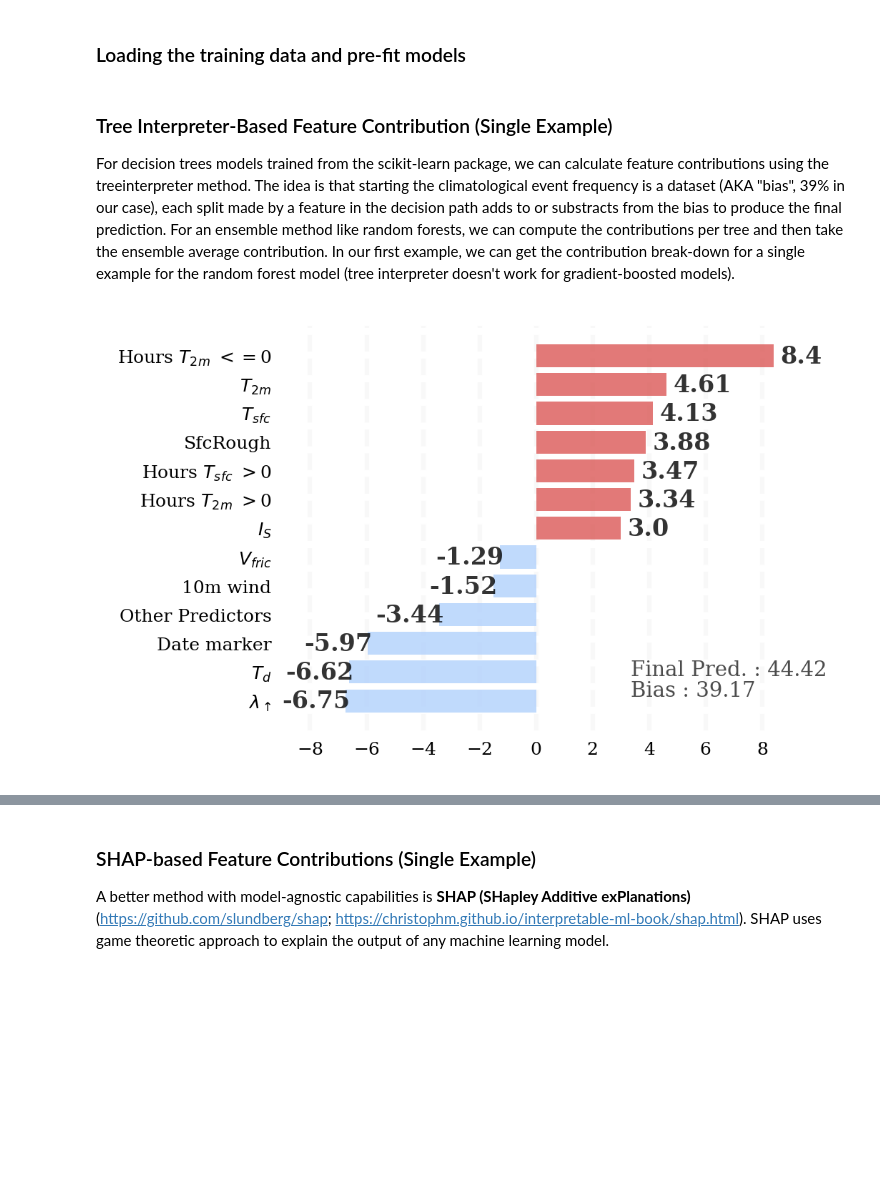
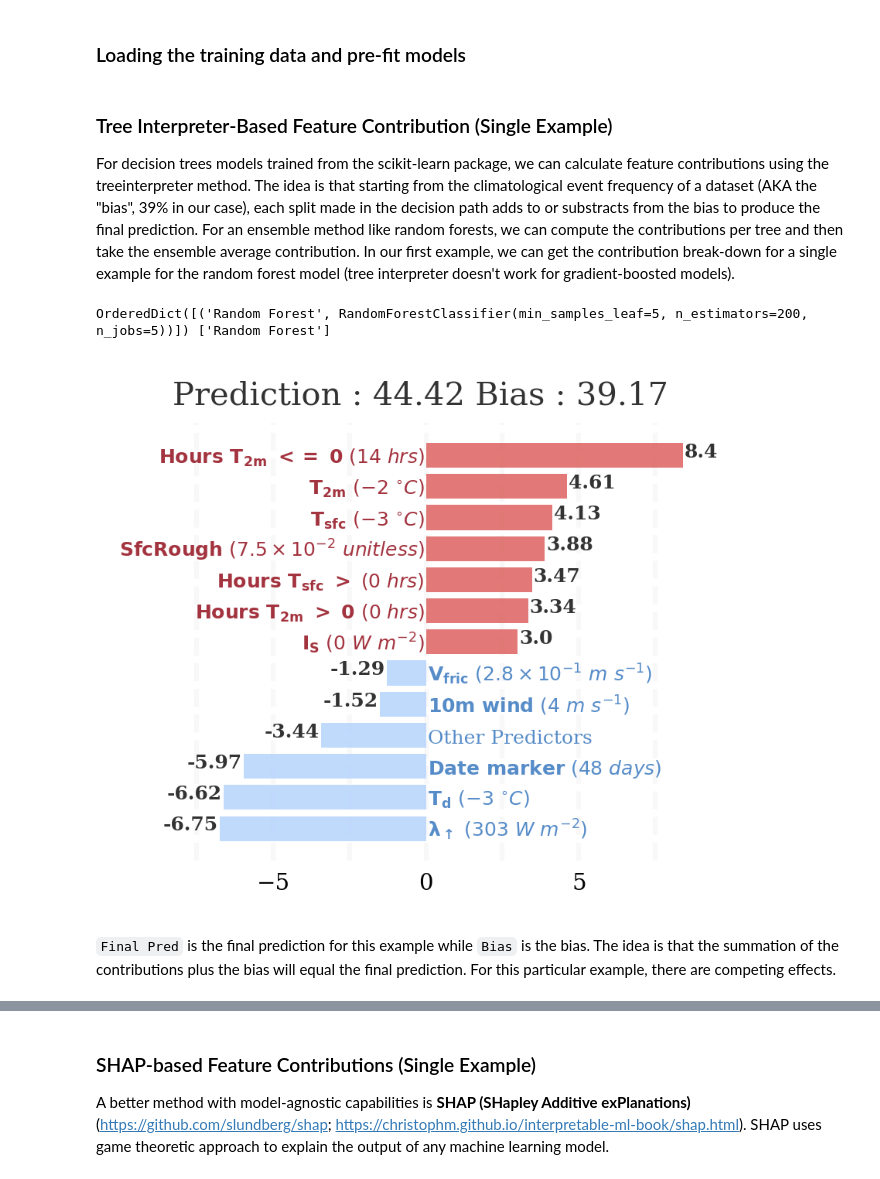
Before and after one commit to monte-flora/scikit-explain, a Jupyter notebook: tutorial_notebooks/feature_contributions.ipynb, the cells around one changed output, grey strips where cells are left out. Drawn from its saved outputs; the diff is of its cells as text; code cells hidden in the pictures; blank space fills up the shorter version.

```diff
--- a/tutorial_notebooks/feature_contributions.ipynb
+++ b/tutorial_notebooks/feature_contributions.ipynb
@@ -18,18 +19,24 @@ examples, targets = mintpy.load_data()
 # %% [markdown]
 ### Tree Interpreter-Based Feature Contribution (Single Example)
 
-For decision trees models trained from the scikit-learn package, we can calculate feature contributions using the treeinterpreter method. The idea is that starting the climatological event frequency is a dataset (AKA "bias", 39% in our case), each split made by a feature in the decision path adds to or substracts from the bias to produce the final prediction. For an ensemble method like random forests, we can compute the contributions per tree and then take the ensemble average contribution. In our first example, we can get the contribution break-down for a single example for the random forest model (tree interpreter doesn't work for gradient-boosted models).
+For decision trees models trained from the scikit-learn package, we can calculate feature contributions using the treeinterpreter method. The idea is that starting from the climatological event frequency of a dataset (AKA the "bias", 39% in our case), each split made in the decision path adds to or substracts from the bias to produce the final prediction. For an ensemble method like random forests, we can compute the contributions per tree and then take the ensemble average contribution. In our first example, we can get the contribution break-down for a single example for the random forest model (tree interpreter doesn't work for gradient-boosted models).
 # %%
 single_example = examples.iloc[[0]]
-myInterpreter = mintpy.InterpretToolkit(model=model_objs[0],
+myInterpreter = mintpy.InterpretToolkit(models=model_objs[0],
                                  model_names=model_names[0],
                                  examples=single_example,
                                  targets=targets,
                                 )
 results = myInterpreter.calc_contributions(method='tree_interpreter')
-fig = myInterpreter.plot_contributions(display_feature_names=plotting_config.display_feature_names,)
+fig = myInterpreter.plot_contributions(
+    display_feature_names=plotting_config.display_feature_names,
+    display_units = plotting_config.display_units,
+)
 # %% [output]
+OrderedDict([('Random Forest', RandomForestClassifier(min_samples_leaf=5, n_estimators=200, n_jobs=5))]) ['Random Forest']
-[figure, old version]
+[figure, new version]
+# %% [markdown]
+`Final Pred` is the final prediction for this example while `Bias` is the bias. The idea is that the summation of the contributions plus the bias will equal the final prediction. For this particular example, there are competing effects.
 # %% [markdown]
 ## Tree Interpreter-Based Feature Contribution (Performance-Based)
 
```
Also changed, not shown: parts of 10 cells of this notebook, 22 other files.
